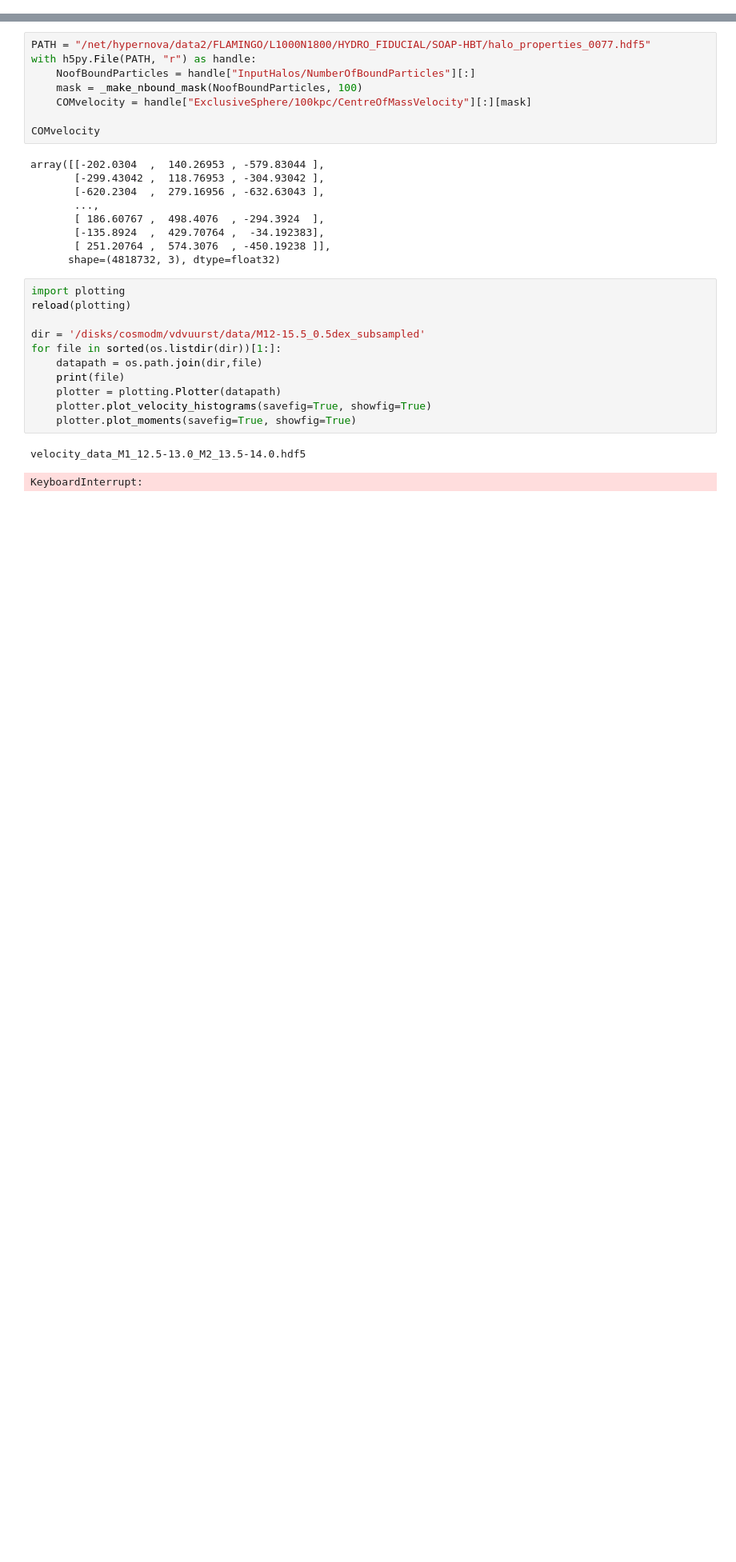
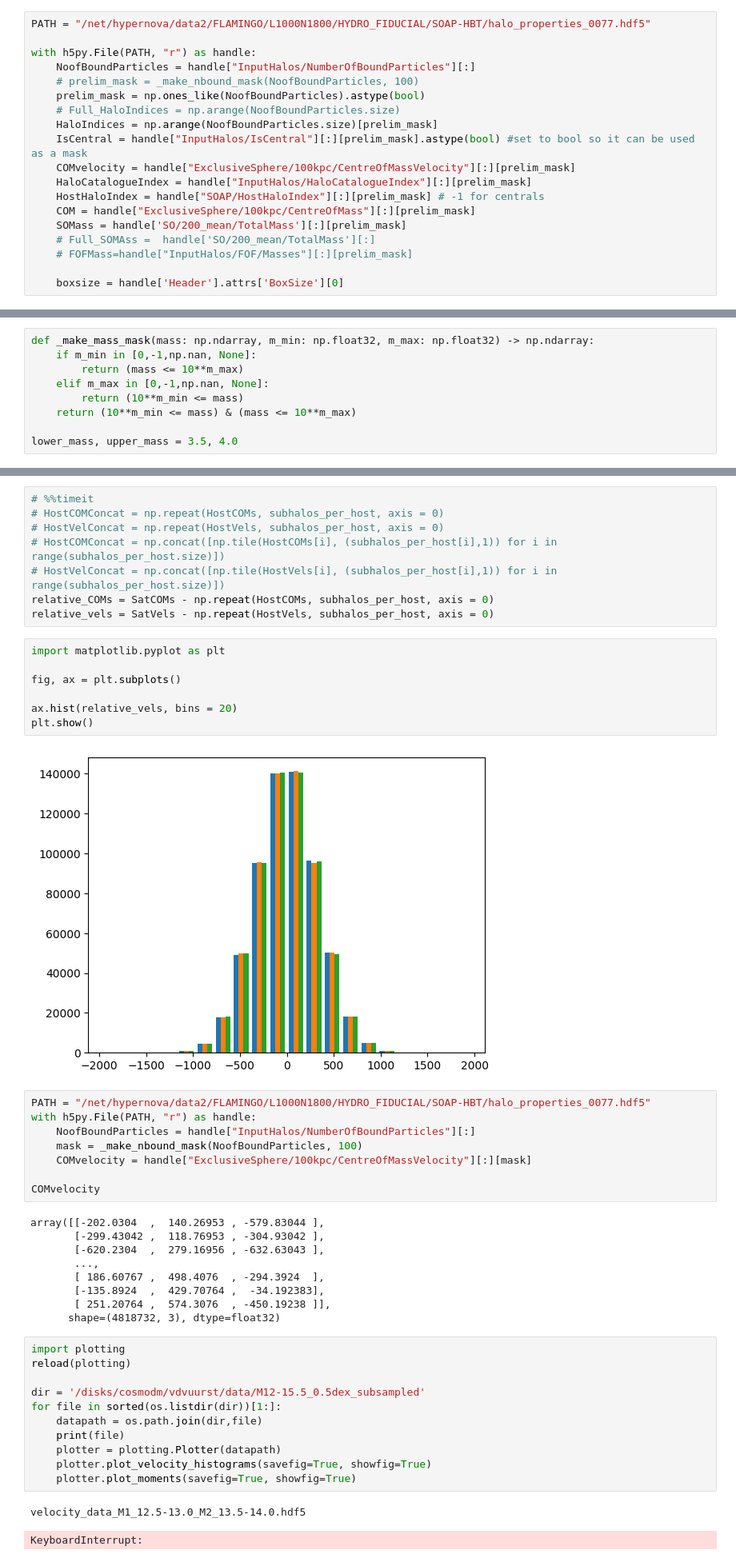
Before and after one commit to TimvdVuurst/MRP_vdvuurst, a Jupyter notebook: tests.ipynb, the cells around one changed output, grey strips where cells are left out. Shown at 80% size. Drawn from its saved outputs; the diff is of its cells as text; blank space fills up the shorter version.

```diff
--- a/tests.ipynb
+++ b/tests.ipynb
@@ -15,0 +12,19 @@ array([0, 3])
+# %%
+PATH = "/net/hypernova/data2/FLAMINGO/L1000N1800/HYDRO_FIDUCIAL/SOAP-HBT/halo_properties_0077.hdf5"
+
+with h5py.File(PATH, "r") as handle:
+    NoofBoundParticles = handle["InputHalos/NumberOfBoundParticles"][:]
+    # prelim_mask = _make_nbound_mask(NoofBoundParticles, 100)
+    prelim_mask = np.ones_like(NoofBoundParticles).astype(bool)
+    # Full_HaloIndices = np.arange(NoofBoundParticles.size)
+    HaloIndices = np.arange(NoofBoundParticles.size)[prelim_mask]
+    IsCentral = handle["InputHalos/IsCentral"][:][prelim_mask].astype(bool) #set to bool so it can be used as a mask
+    COMvelocity = handle["ExclusiveSphere/100kpc/CentreOfMassVelocity"][:][prelim_mask]
+    HaloCatalogueIndex = handle["InputHalos/HaloCatalogueIndex"][:][prelim_mask]
+    HostHaloIndex = handle["SOAP/HostHaloIndex"][:][prelim_mask] # -1 for centrals
+    COM = handle["ExclusiveSphere/100kpc/CentreOfMass"][:][prelim_mask]
+    SOMass = handle['SO/200_mean/TotalMass'][:][prelim_mask]
+    # Full_SOMAss =  handle['SO/200_mean/TotalMass'][:]
+    # FOFMass=handle["InputHalos/FOF/Masses"][:][prelim_mask]
+
+    boxsize = handle['Header'].attrs['BoxSize'][0]
@@ -15,0 +43,9 @@ array([0, 3])
+# %%
+def _make_mass_mask(mass: np.ndarray, m_min: np.float32, m_max: np.float32) -> np.ndarray:
+    if m_min in [0,-1,np.nan, None]:
+        return (mass <= 10**m_max)
+    elif m_max in [0,-1,np.nan, None]:
+        return (10**m_min <= mass)
+    return (10**m_min <= mass) & (mass <= 10**m_max)
+
+lower_mass, upper_mass = 3.5, 4.0
@@ -16,3 +141,20 @@ array([0, 3])
+# %%
+# %%timeit
+# HostCOMConcat = np.repeat(HostCOMs, subhalos_per_host, axis = 0)
+# HostVelConcat = np.repeat(HostVels, subhalos_per_host, axis = 0)
+# HostCOMConcat = np.concat([np.tile(HostCOMs[i], (subhalos_per_host[i],1)) for i in range(subhalos_per_host.size)])
+# HostVelConcat = np.concat([np.tile(HostVels[i], (subhalos_per_host[i],1)) for i in range(subhalos_per_host.size)])
+relative_COMs = SatCOMs - np.repeat(HostCOMs, subhalos_per_host, axis = 0)
+relative_vels = SatVels - np.repeat(HostVels, subhalos_per_host, axis = 0)
+# %%
+import matplotlib.pyplot as plt
+
+fig, ax = plt.subplots()
+
+ax.hist(relative_vels, bins = 20)
+plt.show()
+# %% [output]
+[figure, added]
 # %%
 PATH = "/net/hypernova/data2/FLAMINGO/L1000N1800/HYDRO_FIDUCIAL/SOAP-HBT/halo_properties_0077.hdf5"
 with h5py.File(PATH, "r") as handle:
```
Also changed, not shown: parts of 11 cells of this notebook, 35 other files.
